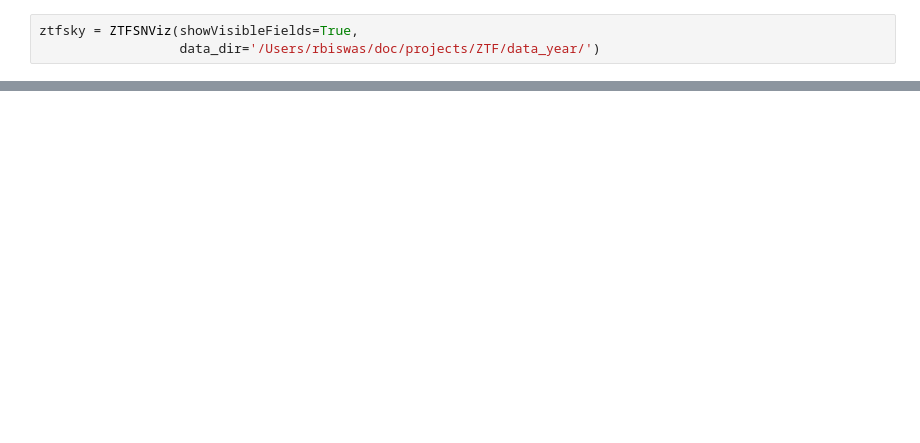
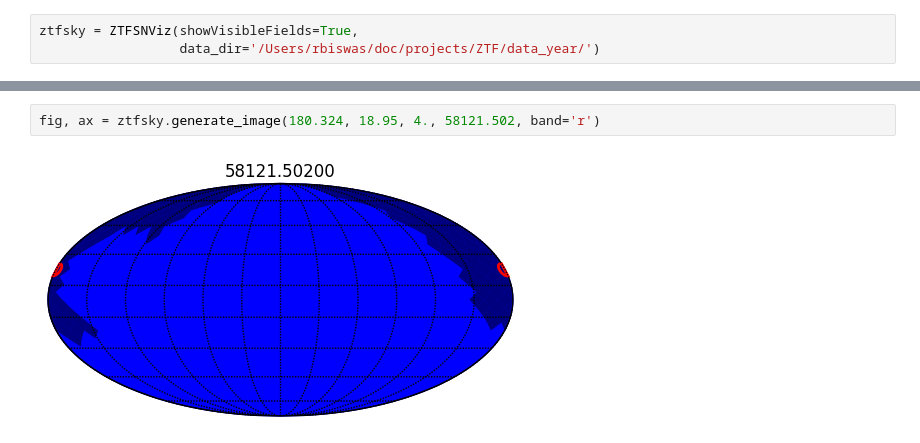
Before and after one commit to oskarkleincentre/cadence_demo_for_ztf, a Jupyter notebook: examples/Demo_ztf_visibleFields.ipynb, the cells around one changed output, grey strips where cells are left out. Saved outputs shown, nothing was run; the diff lists cells and outputs as text; blank space fills up the shorter version.

```diff
--- a/examples/Demo_ztf_visibleFields.ipynb
+++ b/examples/Demo_ztf_visibleFields.ipynb
@@ -38,0 +14,4 @@ fig, ax = ztfsky.generate_image(ra, dec, 4., mjd, band=band)
+# %%
+fig, ax = ztfsky.generate_image(180.324, 18.95, 4., 58121.502, band='r')
+# %% [output]
+[figure, added]
```
Also changed, not shown: parts of 7 cells of this notebook, 2 other files.
